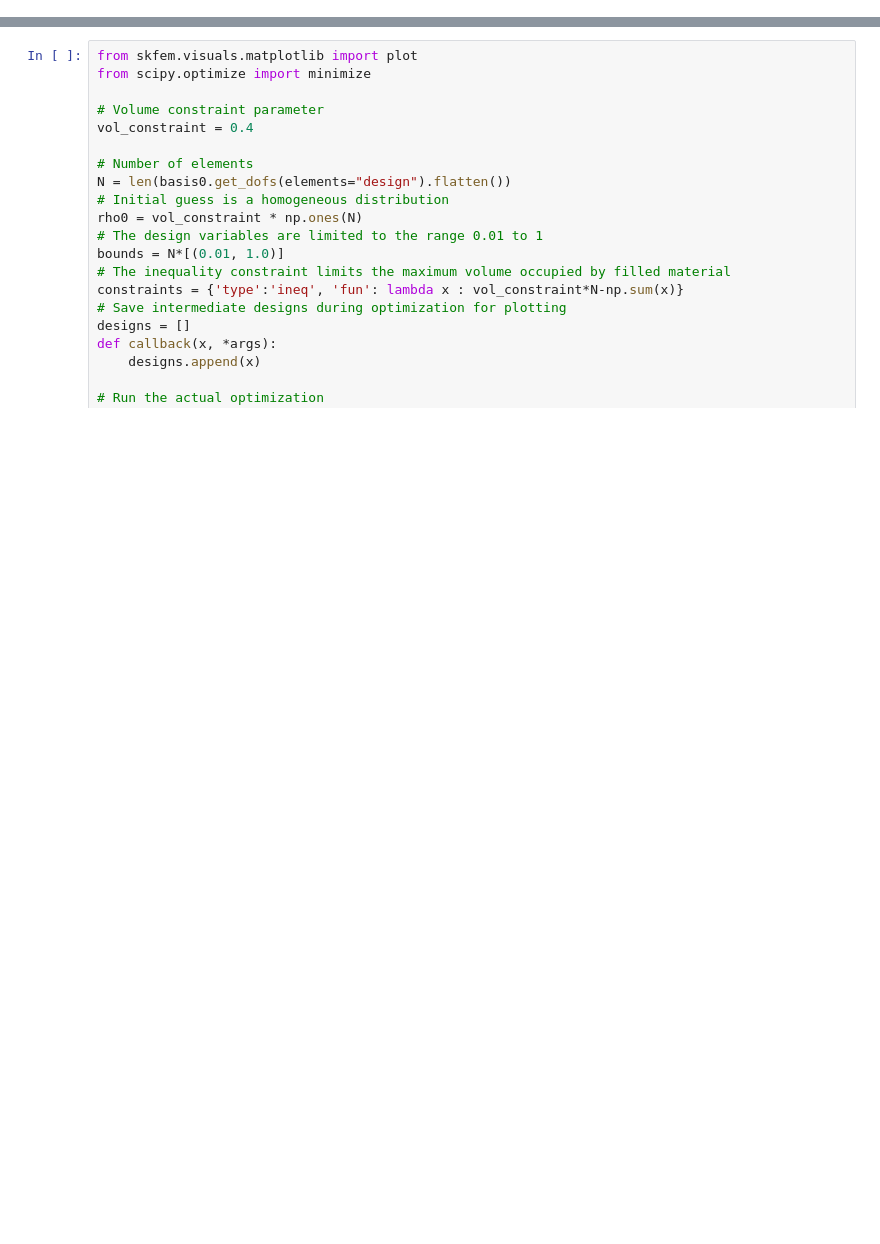
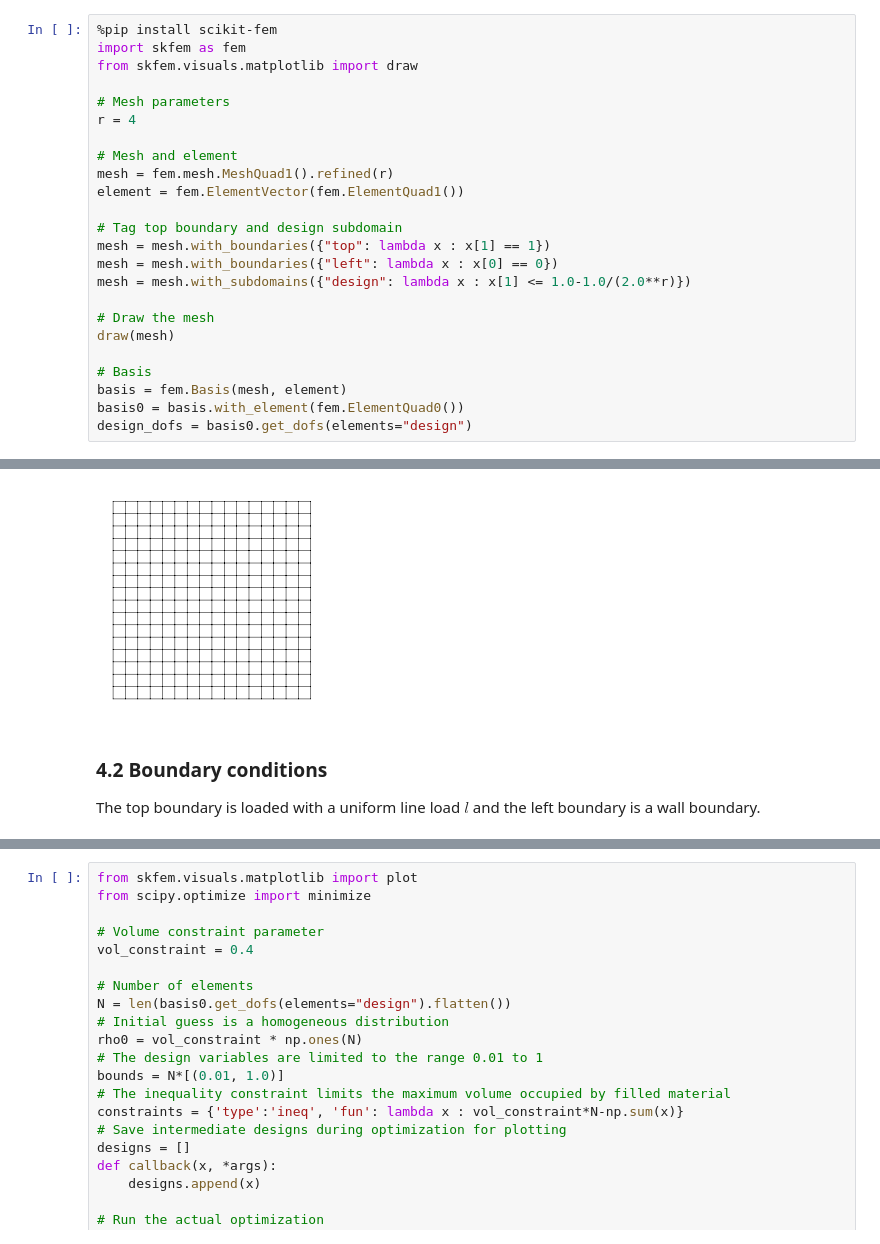
Before and after one commit to meyer-nils/topology_optimization_introduction, a Jupyter notebook: bookshelf.ipynb, the cells around one changed output, grey strips where cells are left out. Saved outputs shown, nothing was run; the diff lists cells and outputs as text; blank space fills up the shorter version.

```diff
--- a/bookshelf.ipynb
+++ b/bookshelf.ipynb
@@ -59,0 +77,25 @@ plt.show()
+# %%
+%pip install scikit-fem
+import skfem as fem
+from skfem.visuals.matplotlib import draw
+
+# Mesh parameters
+r = 4
+
+# Mesh and element
+mesh = fem.mesh.MeshQuad1().refined(r)
+element = fem.ElementVector(fem.ElementQuad1())
+
+# Tag top boundary and design subdomain
+mesh = mesh.with_boundaries({"top": lambda x : x[1] == 1})
+mesh = mesh.with_boundaries({"left": lambda x : x[0] == 0})
+mesh = mesh.with_subdomains({"design": lambda x : x[1] <= 1.0-1.0/(2.0**r)})
+
+# Draw the mesh
+draw(mesh)
+
+# Basis
+basis = fem.Basis(mesh, element)
+basis0 = basis.with_element(fem.ElementQuad0())
+design_dofs = basis0.get_dofs(elements="design")
+# %% [output]
@@ -59,0 +106,4 @@ plt.show()
+[figure, added]
+# %% [markdown]
+### 4.2 Boundary conditions
+The top boundary is loaded with a uniform line load $l$ and the left boundary is a wall boundary.
```
Also changed, not shown: parts of 26 cells of this notebook, 2 other files.
